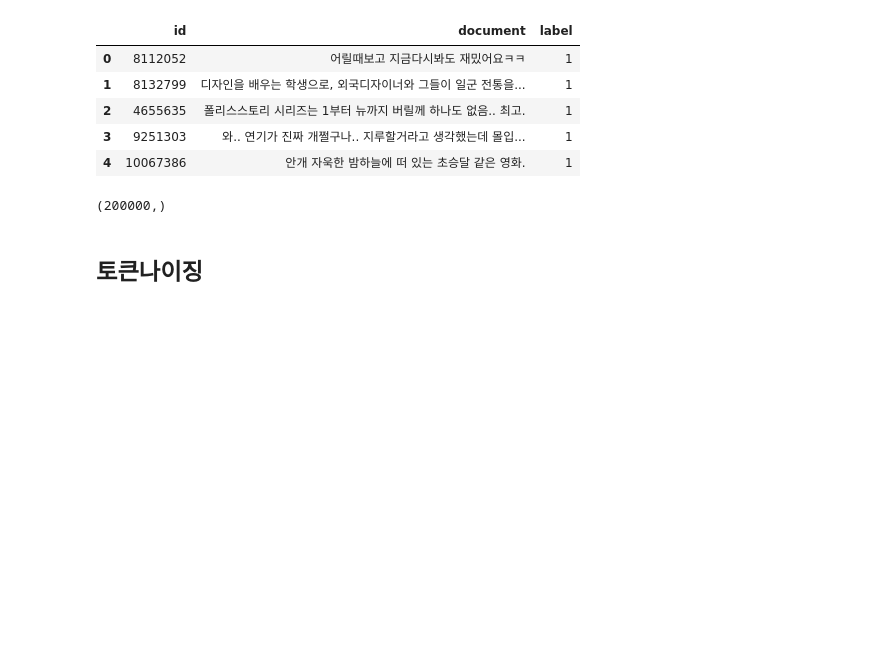
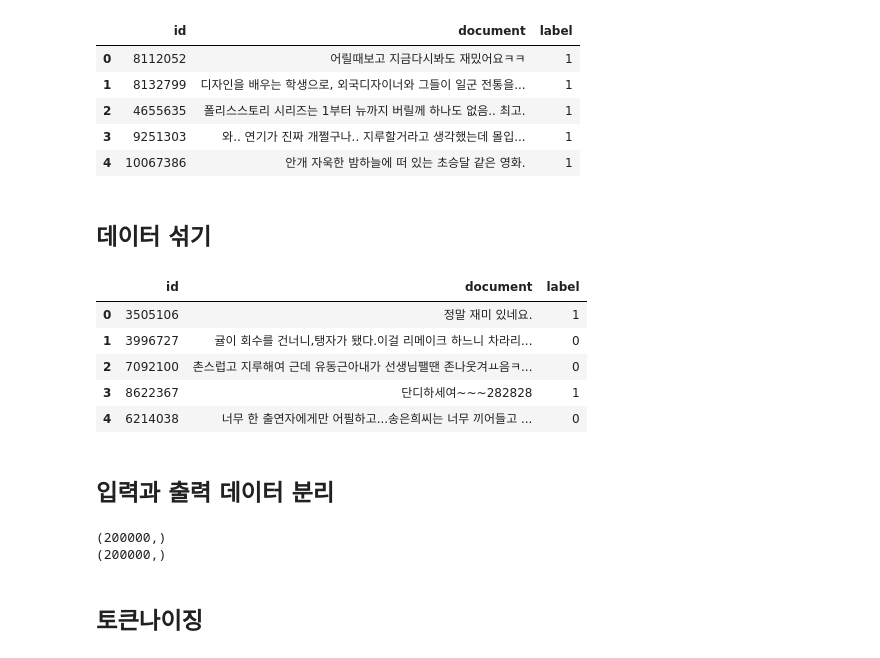
Before and after one commit to dhrim/cau_2021, a Jupyter notebook: material/deep_learning/korean_word_sequence_classification.ipynb, the cells around one changed output. Saved outputs shown, nothing was run; the diff lists cells and outputs as text; code cells hidden in the pictures; blank space fills up the shorter version.

```diff
--- a/material/deep_learning/korean_word_sequence_classification.ipynb
+++ b/material/deep_learning/korean_word_sequence_classification.ipynb
@@ -114,4 +120,19 @@ df.head()
 | 2 | 4655635 | 폴리스스토리 시리즈는 1부터 뉴까지 버릴께 하나도 없음.. 최고. | 1 |
 | 3 | 9251303 | 와.. 연기가 진짜 개쩔구나.. 지루할거라고 생각했는데 몰입... | 1 |
 | 4 | 10067386 | 안개 자욱한 밤하늘에 떠 있는 초승달 같은 영화. | 1 |
+# %% [markdown]
+## 데이터 섞기
+# %%
+df = df.sample(frac=1).reset_index(drop=True)
+
+df.head()
+# %% [output]
+|  | id | document | label |
+| 0 | 3505106 | 정말 재미 있네요. | 1 |
+| 1 | 3996727 | 귤이 회수를 건너니,탱자가 됐다.이걸 리메이크 하느니 차라리... | 0 |
+| 2 | 7092100 | 촌스럽고 지루해여 근데 유동근아내가 선생님팰땐 존나웃겨ㅛ음ㅋ... | 0 |
+| 3 | 8622367 | 단디하세여~~~282828 | 1 |
+| 4 | 6214038 | 너무 한 출연자에게만 어필하고...송은희씨는 너무 끼어들고 ... | 0 |
+# %% [markdown]
+## 입력과 출력 데이터 분리
 # %%
@@ -119,6 +141,8 @@ reviews = df.document.values
 # %%
 print(reviews.shape)
+print(labels.shape)
 # %% [output]
 (200000,)
+(200000,)
 # %% [markdown]
 ## 토큰나이징
```
Also changed, not shown: parts of 28 cells of this notebook.
